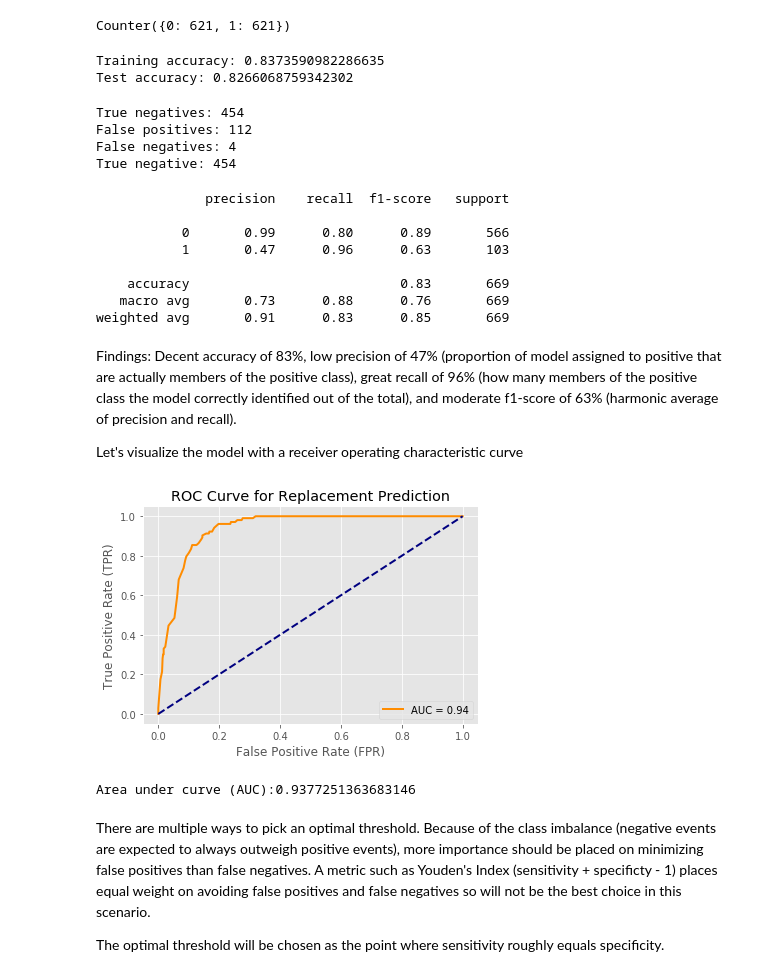
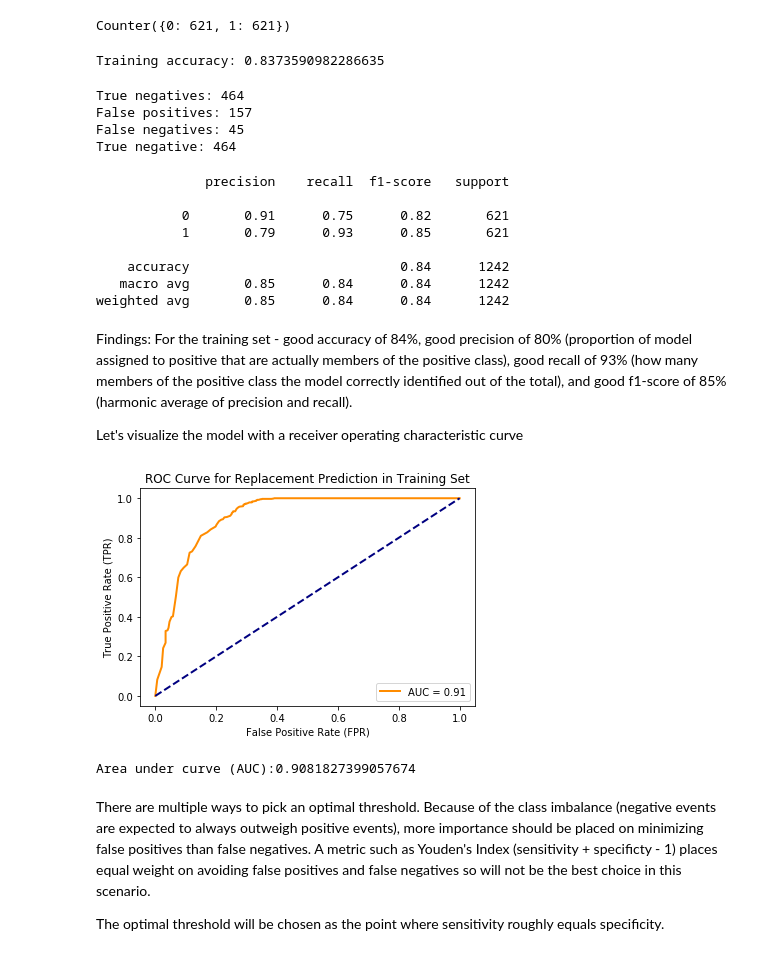
Before and after one commit to paigemcdonald10/diagnostic-test-for-behaviour, a Jupyter notebook: ROC curve analysis.ipynb, the cells around one changed output. Saved outputs shown, nothing was run; the diff lists cells and outputs as text; code cells hidden in the pictures.

```diff
--- a/ROC curve analysis.ipynb
+++ b/ROC curve analysis.ipynb
@@ -257,63 +259,61 @@ Counter({0: 621, 1: 621})
 model = LogisticRegression(random_state = 1)
 model.fit(X_bal, y_bal)
 print('Training accuracy:', model.score(X_bal, y_bal))
-print('Test accuracy:', model.score(X_test, y_test))
 # %% [output]
 Training accuracy: 0.8373590982286635
-Test accuracy: 0.8266068759342302
 # %%
-# look at confusion matrix
-y_pred = model.predict(X_test)
-tn, fp, fn, tp = confusion_matrix(y_test, y_pred).ravel()
+# look at confusion matrix of training set
+y_pred = model.predict(X_bal)
+tn, fp, fn, tp = confusion_matrix(y_bal, y_pred).ravel()
 print('True negatives:', tn)
 print('False positives:', fp)
 print('False negatives:', fn)
 print('True negative:', tn)
 # %% [output]
-True negatives: 454
-False positives: 112
-False negatives: 4
-True negative: 454
+True negatives: 464
+False positives: 157
+False negatives: 45
+True negative: 464
 # %%
-# get the classification report
-print(classification_report(y_test, y_pred))
+# get the classification report of training set
+print(classification_report(y_bal, y_pred))
 # %% [output]
               precision    recall  f1-score   support
 
-           0       0.99      0.80      0.89       566
-           1       0.47      0.96      0.63       103
+           0       0.91      0.75      0.82       621
+           1       0.79      0.93      0.85       621
 
-    accuracy                           0.83       669
-   macro avg       0.73      0.88      0.76       669
-weighted avg       0.91      0.83      0.85       669
+    accuracy                           0.84      1242
+   macro avg       0.85      0.84      0.84      1242
+weighted avg       0.85      0.84      0.84      1242
 # %% [markdown]
-Findings: Decent accuracy of 83%, low precision of 47% (proportion of model assigned to positive that are actually members of the positive class), great recall of 96% (how many members of the positive class the model correctly identified out of the total), and moderate f1-score of 63% (harmonic average of precision and recall).
+Findings: For the training set - good accuracy of 84%, good precision of 80% (proportion of model assigned to positive that are actually members of the positive class), good recall of 93% (how many members of the positive class the model correctly identified out of the total), and good f1-score of 85% (harmonic average of precision and recall).
 
 Let's visualize the model with a receiver operating characteristic curve
 # %%
-# create ROC curve
+# create ROC curve for training set
 from sklearn.metrics import roc_curve, roc_auc_score
 
-y_proba = model.predict_proba(X_test)[:,1]
+y_proba_train = model.predict_proba(X_bal)[:,1]
 
-fprs, tprs, thresholds = roc_curve(y_test, y_proba)
-roc_auc = roc_auc_score(y_test, y_proba)
+fprs_train, tprs_train, thresholds_train = roc_curve(y_bal, y_proba_train)
+roc_auc_train = roc_auc_score(y_bal, y_proba_train)
 
 plt.figure()
-plt.plot(fprs, tprs, color='darkorange',
-         lw=2, label='AUC = %0.2f' % roc_auc)
+plt.plot(fprs_train, tprs_train, color='darkorange',
+         lw=2, label='AUC = %0.2f' % roc_auc_train)
 plt.plot([0, 1], [0, 1], color='navy', lw=2, linestyle='--')
 plt.xlabel('False Positive Rate (FPR)')
 plt.ylabel('True Positive Rate (TPR)')
-plt.title('ROC Curve for Replacement Prediction')
+plt.title('ROC Curve for Replacement Prediction in Training Set')
 plt.legend(loc="best")
 plt.show()
 
-print(f'Area under curve (AUC):{roc_auc}')
+print(f'Area under curve (AUC):{roc_auc_train}')
 print()
 # %% [output]
-[figure, old version]
+[figure, new version]
-Area under curve (AUC):0.9377251363683146
+Area under curve (AUC):0.9081827399057674
 # %% [markdown]
 There are multiple ways to pick an optimal threshold. Because of the class imbalance (negative events are expected to always outweigh positive events), more importance should be placed on minimizing false positives than false negatives. A metric such as Youden's Index (sensitivity + specificty - 1) places equal weight on avoiding false positives and false negatives so will not be the best choice in this scenario.
 
```
Also changed, not shown: parts of 8 cells of this notebook.
